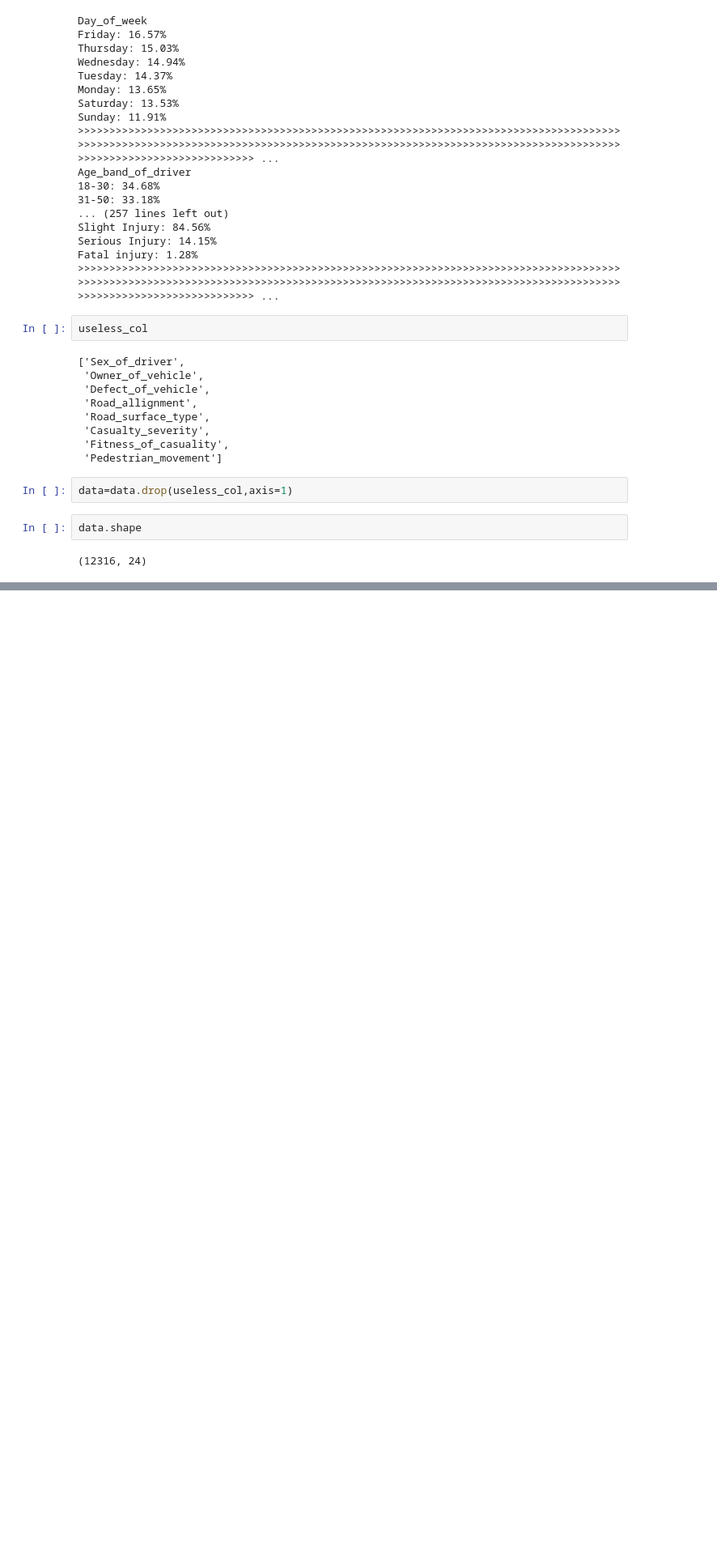
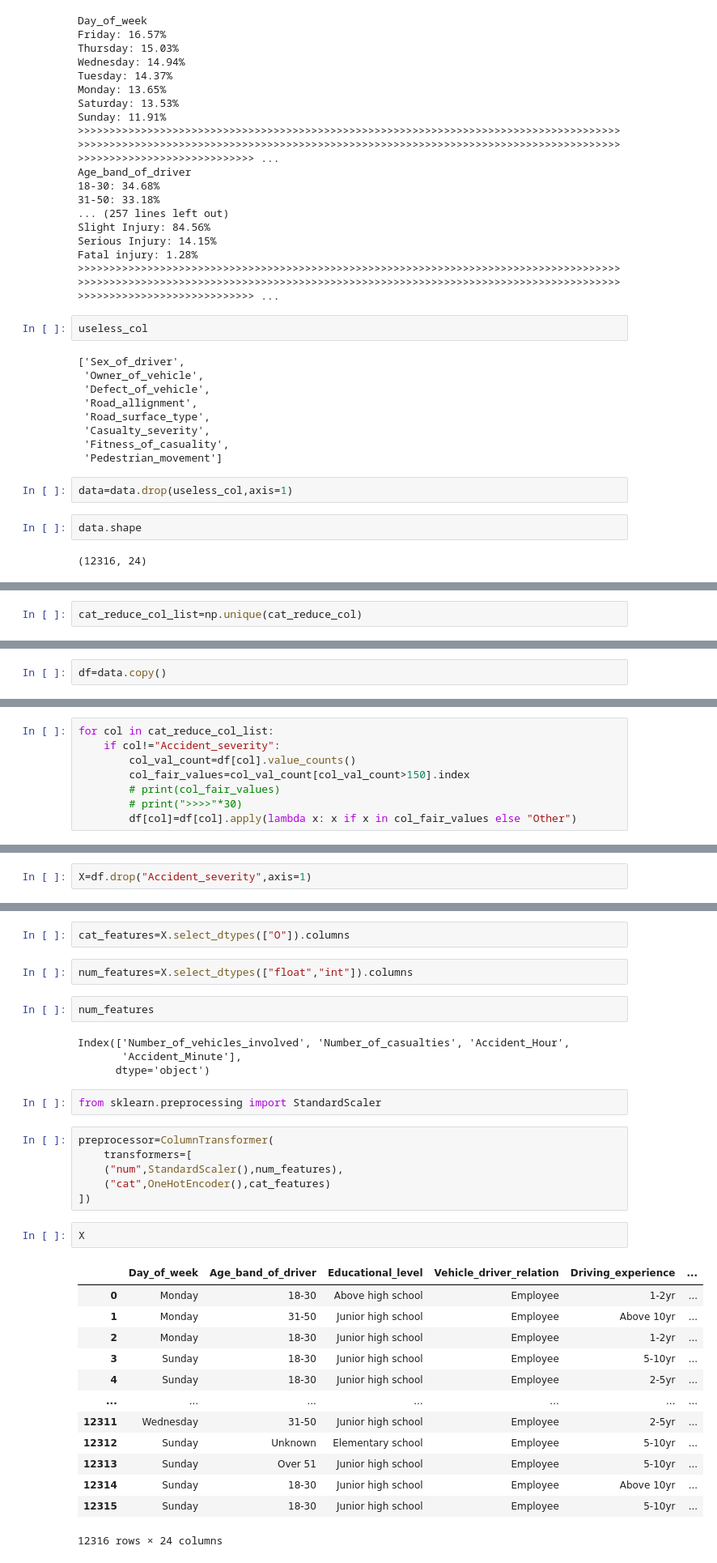
Before and after one commit to Gajender0707/Road_accident_severity_project, a Jupyter notebook: road_accident_severity.ipynb, the cells around one changed output, grey strips where cells are left out. Shown at 81% size. Saved outputs shown, nothing was run; the diff lists cells and outputs as text; blank space fills up the shorter version.

```diff
--- a/road_accident_severity.ipynb
+++ b/road_accident_severity.ipynb
@@ -527,0 +613,2 @@ data.shape
+# %%
+cat_reduce_col_list=np.unique(cat_reduce_col)
@@ -527,0 +619,2 @@ data.shape
+# %%
+df=data.copy()
@@ -527,0 +631,8 @@ data.shape
+# %%
+for col in cat_reduce_col_list:
+    if col!="Accident_severity":
+        col_val_count=df[col].value_counts()
+        col_fair_values=col_val_count[col_val_count>150].index
+        # print(col_fair_values)
+        # print(">>>>"*30)
+        df[col]=df[col].apply(lambda x: x if x in col_fair_values else "Other")
@@ -527,0 +699,2 @@ data.shape
+# %%
+X=df.drop("Accident_severity",axis=1)
@@ -527,0 +707,34 @@ data.shape
+# %%
+cat_features=X.select_dtypes(["O"]).columns
+# %%
+num_features=X.select_dtypes(["float","int"]).columns
+# %%
+num_features
+# %% [output]
+Index(['Number_of_vehicles_involved', 'Number_of_casualties', 'Accident_Hour',
+       'Accident_Minute'],
+      dtype='object')
+# %%
+from sklearn.preprocessing import StandardScaler
+# %%
+preprocessor=ColumnTransformer(
+    transformers=[
+    ("num",StandardScaler(),num_features),
+    ("cat",OneHotEncoder(),cat_features)
+])
+# %%
+X
+# %% [output]
+|  | Day_of_week | Age_band_of_driver | Educational_level | Vehicle_driver_relation | Driving_experience | ... |
+| 0 | Monday | 18-30 | Above high school | Employee | 1-2yr | ... |
+| 1 | Monday | 31-50 | Junior high school | Employee | Above 10yr | ... |
+| 2 | Monday | 18-30 | Junior high school | Employee | 1-2yr | ... |
+| 3 | Sunday | 18-30 | Junior high school | Employee | 5-10yr | ... |
+| 4 | Sunday | 18-30 | Junior high school | Employee | 2-5yr | ... |
+| ... | ... | ... | ... | ... | ... | ... |
+| 12311 | Wednesday | 31-50 | Junior high school | Employee | 2-5yr | ... |
+| 12312 | Sunday | Unknown | Elementary school | Employee | 5-10yr | ... |
+| 12313 | Sunday | Over 51 | Junior high school | Employee | 5-10yr | ... |
+| 12314 | Sunday | 18-30 | Junior high school | Employee | Above 10yr | ... |
+| 12315 | Sunday | 18-30 | Junior high school | Employee | 5-10yr | ... |
+12316 rows × 24 columns
```
Also changed, not shown: parts of 36 cells of this notebook.
